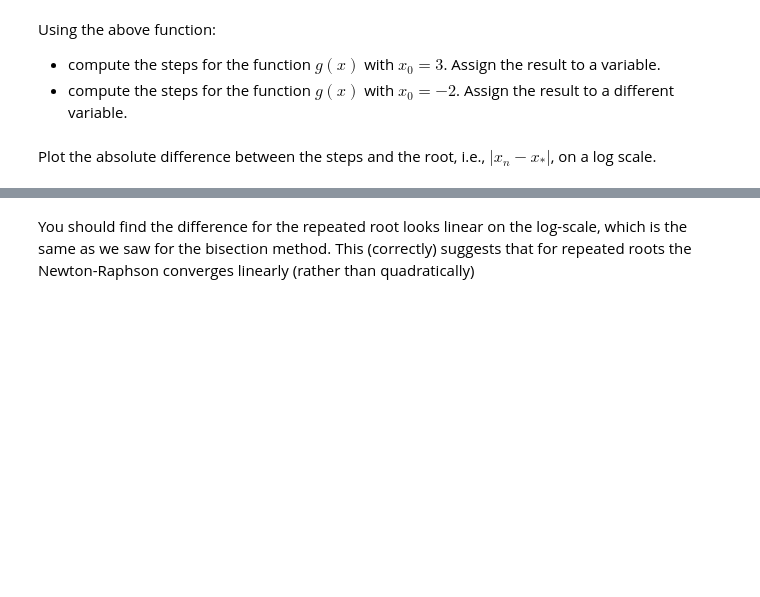
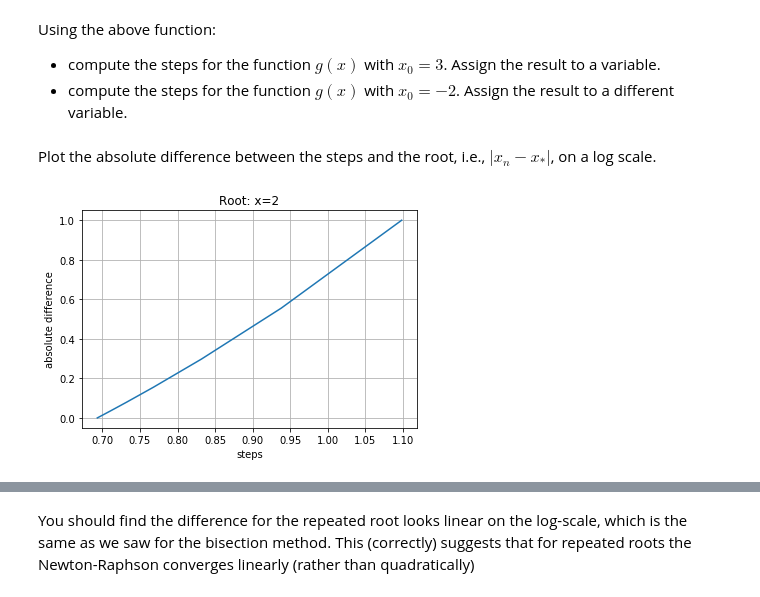
Before and after one commit to lobsterbottomy/Computational-Science-Assignments, a Jupyter notebook: Assignment-2.ipynb, the cells around one changed output, grey strips where cells are left out. Cells and saved outputs as stored; diff of their text form; code cells hidden in the pictures; blank space fills up the shorter version.

```diff
--- a/Assignment-2.ipynb
+++ b/Assignment-2.ipynb
@@ -300,3 +313,6 @@ def FindRootNewtonRaphsonSteps(f, df, x0, tol):
 Using the above function:
 - compute the steps for the function $g(x)$ with  $x_0 = 3$. Assign the result to a variable.
 - compute the steps for the function $g(x)$ with  $x_0 = -2$. Assign the result to a different variable.
+# %%
+root1 = 2
+g1 = FindRootNewtonRaphsonSteps(g, dg, 3, 1e-15)
@@ -303,2 +322,13 @@ Using the above function:
 # %% [markdown]
 Plot the absolute difference between the steps and the root, i.e., $|x_n - x_*|$, on a log scale.
+# %%
+x1 = abs(g1)
+y1 = abs(g1-root1)
+
+plt.plot(np.log(x1), y1)
+plt.title('Root: x=2')
+plt.xlabel('steps')
+plt.ylabel('absolute difference')
+plt.grid(True)
+# %% [output]
+[figure, added]
```
Also changed, not shown: parts of 5 cells of this notebook.
